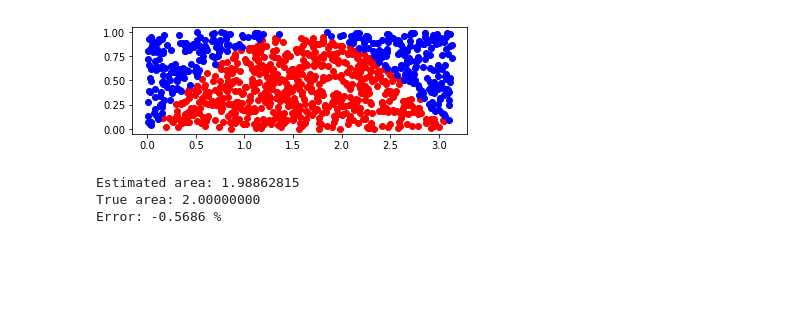
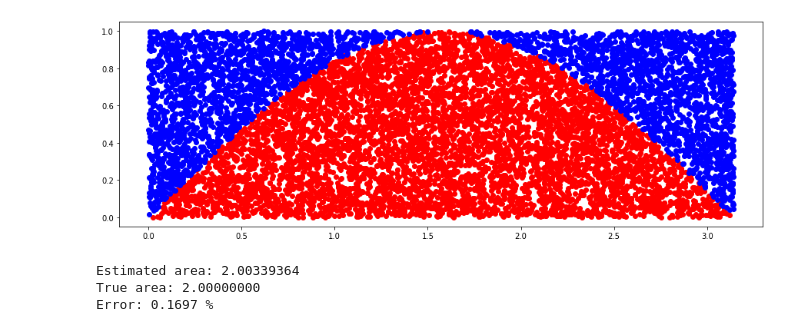
Before and after one commit to avidnomads/notebooks, a Jupyter notebook: monte_carlo_areas/monte_carlo_areas.ipynb, the cells around one changed output. Cells and saved outputs as stored; diff of their text form; code cells hidden in the pictures; blank space fills up the shorter version.

Commit message:
Increase figure size and add more points

```diff
--- a/monte_carlo_areas/monte_carlo_areas.ipynb
+++ b/monte_carlo_areas/monte_carlo_areas.ipynb
@@ -2,4 +2,5 @@
 import numpy as np
 import math
 import matplotlib.pyplot as plt
+plt.rcParams['figure.figsize'] = [15, 15]
 # %%
@@ -37,34 +38,34 @@ Error: -0.8146 %
 # %%
-# Area under sine curve
-N = 1000
+# Warm-up 2: area under sine curve
+N = 10000
 X = np.random.random(N)*math.pi
 Y = np.random.random(N)
 X_in, X_out, Y_in, Y_out = [], [], [], []
 for x, y in zip(X, Y):
     if y < math.sin(x):
         X_in.append(x)
         Y_in.append(y)
     else:
         X_out.append(x)
         Y_out.append(y)
 
 plt.plot(X_in, Y_in, 'ro')
 plt.plot(X_out, Y_out, 'bo')
 plt.axis('scaled')
 plt.show()
 
 inPortion = len(X_in)/(len(X_in) + len(X_out))
 plotArea = math.pi
 areaEstimate = inPortion*plotArea
 trueArea = 2
-pctError = 100*((areaEstimate - trueArea)/trueArea)
+pctError = 100*(abs(areaEstimate - trueArea)/trueArea)
 print('Estimated area: {0:.8f}'.format(areaEstimate))
 print('True area: {0:.8f}'.format(trueArea))
 print('Error: {0:.4f} %'.format(pctError))
 # %% [output]
-[figure, old version]
+[figure, new version]
-Estimated area: 1.98862815
+Estimated area: 2.00339364
 True area: 2.00000000
-Error: -0.5686 %
+Error: 0.1697 %
 # %%
 # Area inside loop of Tschirnhausen cubic
```
Also changed, not shown: parts of 6 cells of this notebook.
